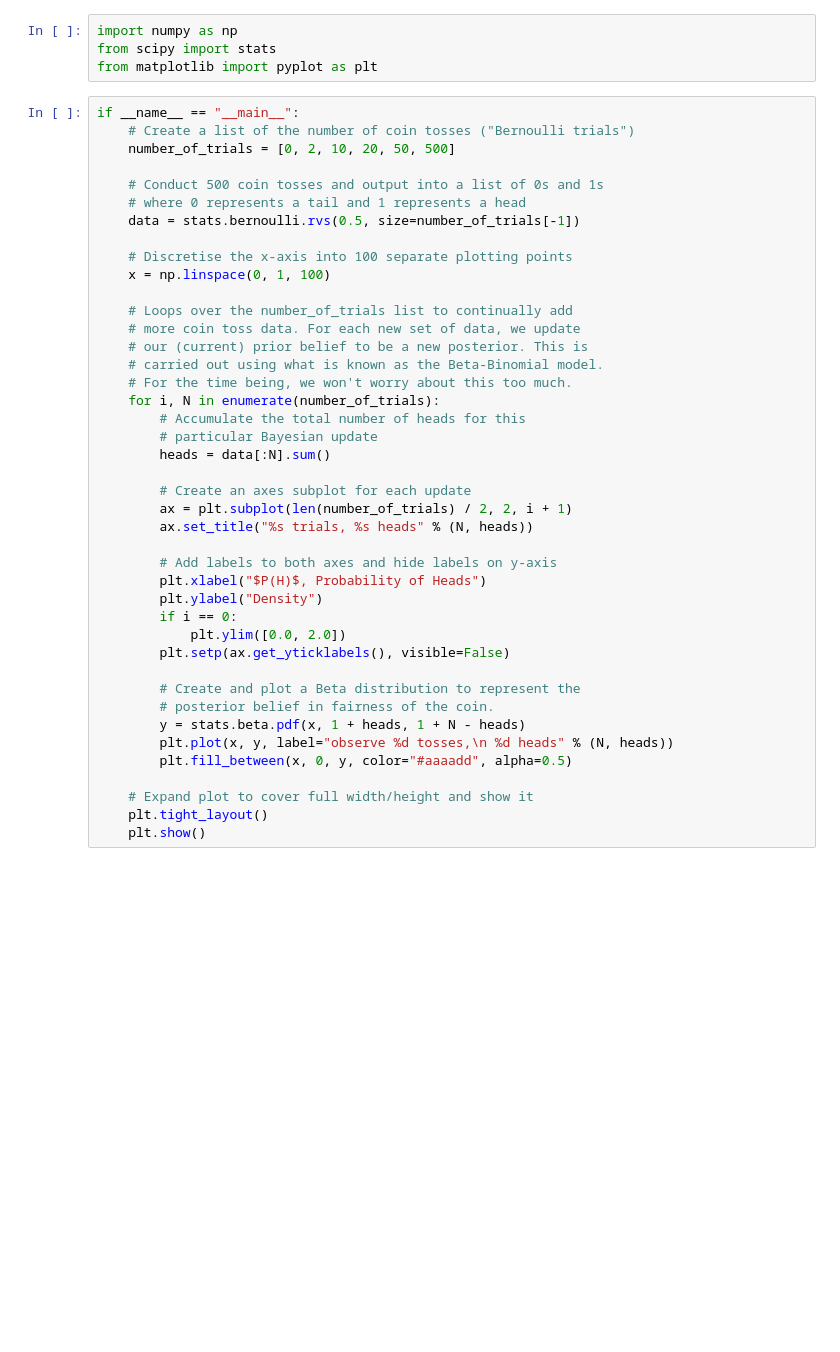
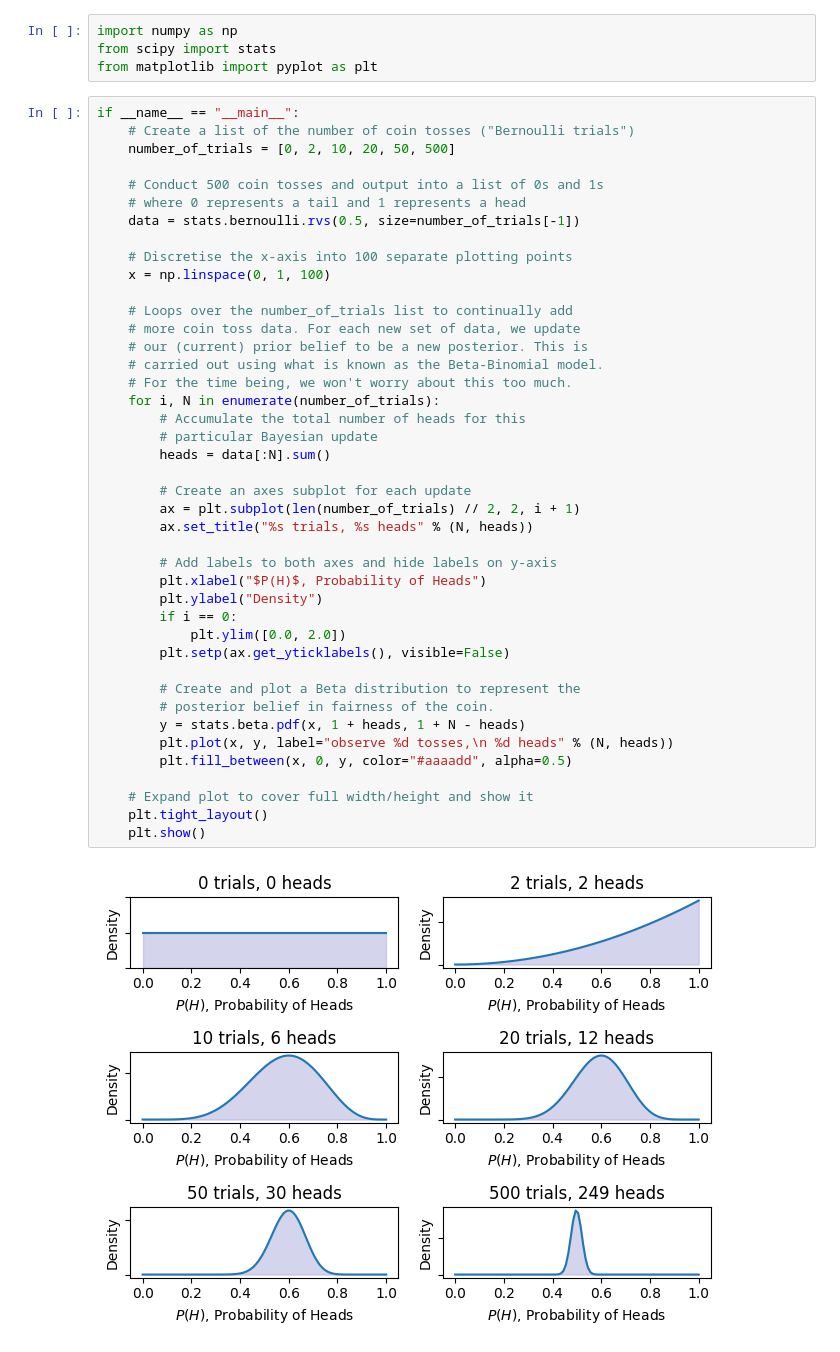
Before and after one commit to spideynolove/advanced_algorithmic_trading, a Jupyter notebook: resources/aat_source/chapter-bayesian-statistics/beta_binomial.ipynb, the cells around one changed output. Saved outputs shown, nothing was run; the diff lists cells and outputs as text; blank space fills up the shorter version.

```diff
--- a/resources/aat_source/chapter-bayesian-statistics/beta_binomial.ipynb
+++ b/resources/aat_source/chapter-bayesian-statistics/beta_binomial.ipynb
@@ -18,31 +18,33 @@ if __name__ == "__main__":
 
     # Loops over the number_of_trials list to continually add
     # more coin toss data. For each new set of data, we update
     # our (current) prior belief to be a new posterior. This is
     # carried out using what is known as the Beta-Binomial model.
     # For the time being, we won't worry about this too much.
     for i, N in enumerate(number_of_trials):
         # Accumulate the total number of heads for this
         # particular Bayesian update
         heads = data[:N].sum()
 
         # Create an axes subplot for each update
-        ax = plt.subplot(len(number_of_trials) / 2, 2, i + 1)
+        ax = plt.subplot(len(number_of_trials) // 2, 2, i + 1)
         ax.set_title("%s trials, %s heads" % (N, heads))
 
         # Add labels to both axes and hide labels on y-axis
         plt.xlabel("$P(H)$, Probability of Heads")
         plt.ylabel("Density")
         if i == 0:
             plt.ylim([0.0, 2.0])
         plt.setp(ax.get_yticklabels(), visible=False)
 
         # Create and plot a Beta distribution to represent the
         # posterior belief in fairness of the coin.
         y = stats.beta.pdf(x, 1 + heads, 1 + N - heads)
         plt.plot(x, y, label="observe %d tosses,\n %d heads" % (N, heads))
         plt.fill_between(x, 0, y, color="#aaaadd", alpha=0.5)
 
     # Expand plot to cover full width/height and show it
     plt.tight_layout()
     plt.show()
+# %% [output]
+[figure, added]
```
Also changed, not shown: 10 other files.
